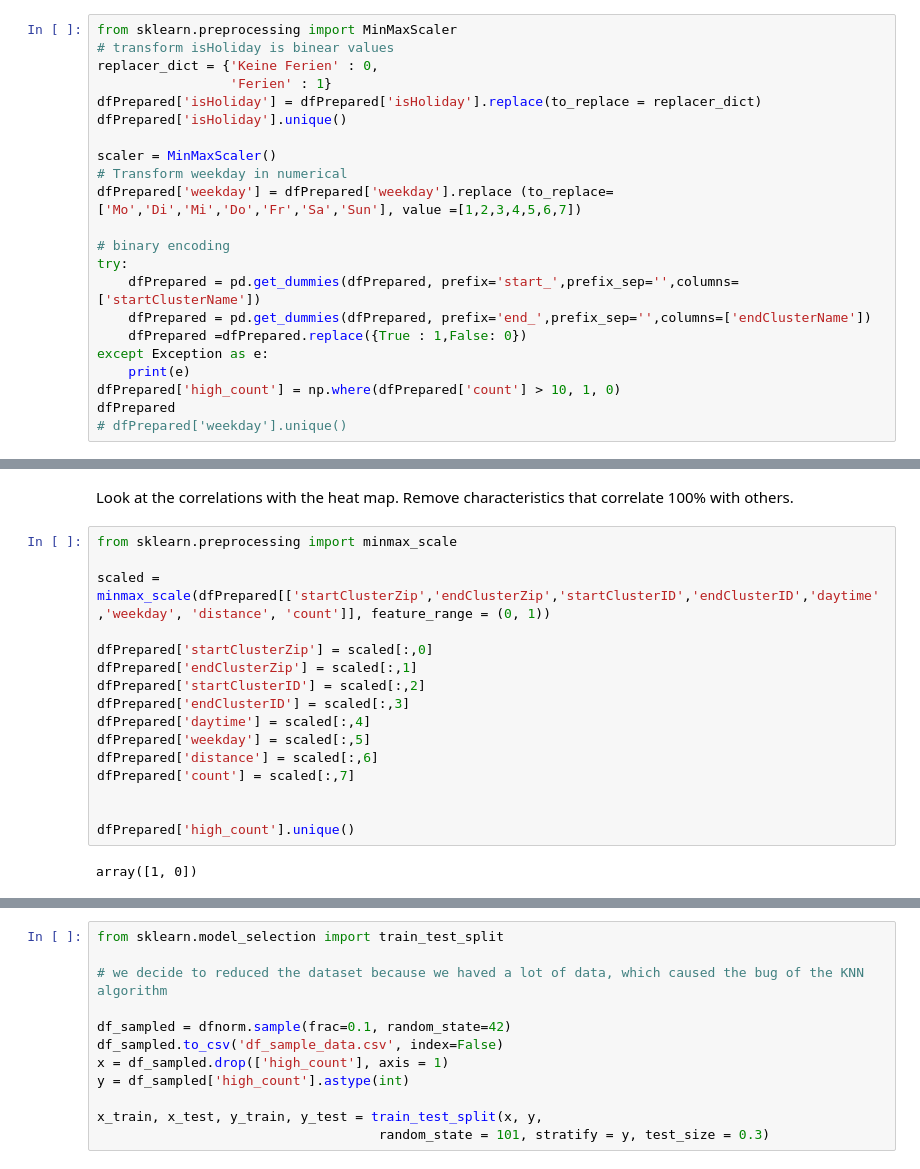
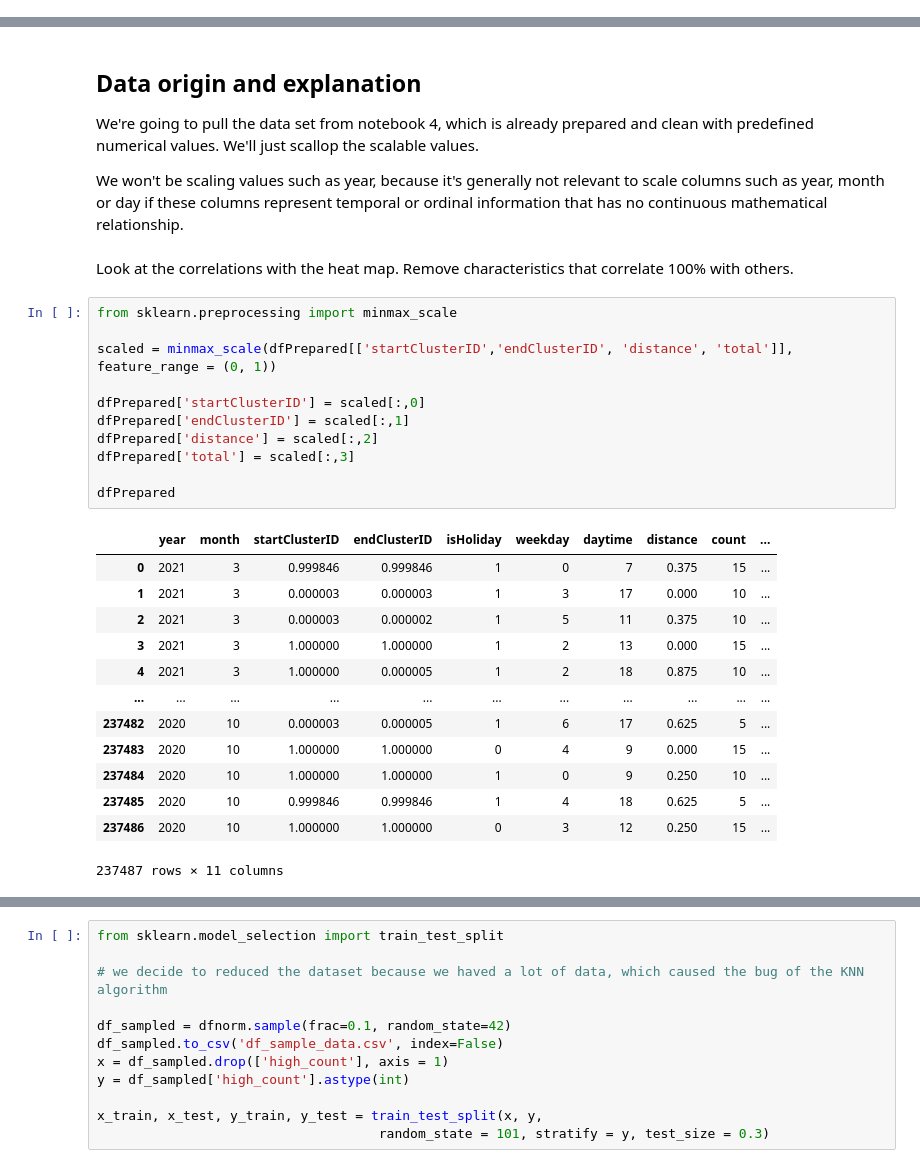
Before and after one commit to jordantatue/datamining, a Jupyter notebook: data_kNN_SVM.ipynb, the cells around one changed output, grey strips where cells are left out. Saved outputs shown, nothing was run; the diff lists cells and outputs as text.

```diff
--- a/data_kNN_SVM.ipynb
+++ b/data_kNN_SVM.ipynb
@@ -45,22 +37,0 @@ Now all non-binary attributes must be normalized. This time minmax_scale should
-# %%
-from sklearn.preprocessing import MinMaxScaler
-# transform isHoliday is binear values
-replacer_dict = {'Keine Ferien' : 0,
-                 'Ferien' : 1}
-dfPrepared['isHoliday'] = dfPrepared['isHoliday'].replace(to_replace = replacer_dict)
-dfPrepared['isHoliday'].unique()
-
-scaler = MinMaxScaler()
-# Transform weekday in numerical
-dfPrepared['weekday'] = dfPrepared['weekday'].replace (to_replace=['Mo','Di','Mi','Do','Fr','Sa','Sun'], value =[1,2,3,4,5,6,7])
-
-# binary encoding
-try:
-    dfPrepared = pd.get_dummies(dfPrepared, prefix='start_',prefix_sep='',columns=['startClusterName'])
-    dfPrepared = pd.get_dummies(dfPrepared, prefix='end_',prefix_sep='',columns=['endClusterName'])
-    dfPrepared =dfPrepared.replace({True : 1,False: 0})
-except Exception as e:
-    print(e)
-dfPrepared['high_count'] = np.where(dfPrepared['count'] > 10, 1, 0)
-dfPrepared
-# dfPrepared['weekday'].unique()
@@ -103,20 +38,32 @@ dfPrepared
+# %% [markdown]
+## Data origin and explanation
+We're going to pull the data set from notebook 4, which is already prepared and clean with predefined numerical values. We'll just scallop the scalable values.
+
+We won't be scaling values such as year, because it's generally not relevant to scale columns such as year, month or day if these columns represent temporal or ordinal information that has no continuous mathematical relationship.
 # %% [markdown]
 Look at the correlations with the heat map. Remove characteristics that correlate 100% with others.
 # %%
 from sklearn.preprocessing import minmax_scale
 
-scaled = minmax_scale(dfPrepared[['startClusterZip','endClusterZip','startClusterID','endClusterID','daytime','weekday', 'distance', 'count']], feature_range = (0, 1))
+scaled = minmax_scale(dfPrepared[['startClusterID','endClusterID', 'distance', 'total']], feature_range = (0, 1))
 
-dfPrepared['startClusterZip'] = scaled[:,0]
-dfPrepared['endClusterZip'] = scaled[:,1]
-dfPrepared['startClusterID'] = scaled[:,2]
-dfPrepared['endClusterID'] = scaled[:,3]
-dfPrepared['daytime'] = scaled[:,4]
-dfPrepared['weekday'] = scaled[:,5]
-dfPrepared['distance'] = scaled[:,6]
-dfPrepared['count'] = scaled[:,7]
+dfPrepared['startClusterID'] = scaled[:,0]
+dfPrepared['endClusterID'] = scaled[:,1]
+dfPrepared['distance'] = scaled[:,2]
+dfPrepared['total'] = scaled[:,3]
 
-
-dfPrepared['high_count'].unique()
+dfPrepared
 # %% [output]
+|  | year | month | startClusterID | endClusterID | isHoliday | weekday | daytime | distance | count | ... |
+| 0 | 2021 | 3 | 0.999846 | 0.999846 | 1 | 0 | 7 | 0.375 | 15 | ... |
+| 1 | 2021 | 3 | 0.000003 | 0.000003 | 1 | 3 | 17 | 0.000 | 10 | ... |
+| 2 | 2021 | 3 | 0.000003 | 0.000002 | 1 | 5 | 11 | 0.375 | 10 | ... |
+| 3 | 2021 | 3 | 1.000000 | 1.000000 | 1 | 2 | 13 | 0.000 | 15 | ... |
+| 4 | 2021 | 3 | 1.000000 | 0.000005 | 1 | 2 | 18 | 0.875 | 10 | ... |
+| ... | ... | ... | ... | ... | ... | ... | ... | ... | ... | ... |
+| 237482 | 2020 | 10 | 0.000003 | 0.000005 | 1 | 6 | 17 | 0.625 | 5 | ... |
+| 237483 | 2020 | 10 | 1.000000 | 1.000000 | 0 | 4 | 9 | 0.000 | 15 | ... |
+| 237484 | 2020 | 10 | 1.000000 | 1.000000 | 1 | 0 | 9 | 0.250 | 10 | ... |
+| 237485 | 2020 | 10 | 0.999846 | 0.999846 | 1 | 4 | 18 | 0.625 | 5 | ... |
+| 237486 | 2020 | 10 | 1.000000 | 1.000000 | 0 | 3 | 12 | 0.250 | 15 | ... |
-array([1, 0])
+237487 rows × 11 columns
```
Also changed, not shown: parts of 16 cells of this notebook, 1 other file.
